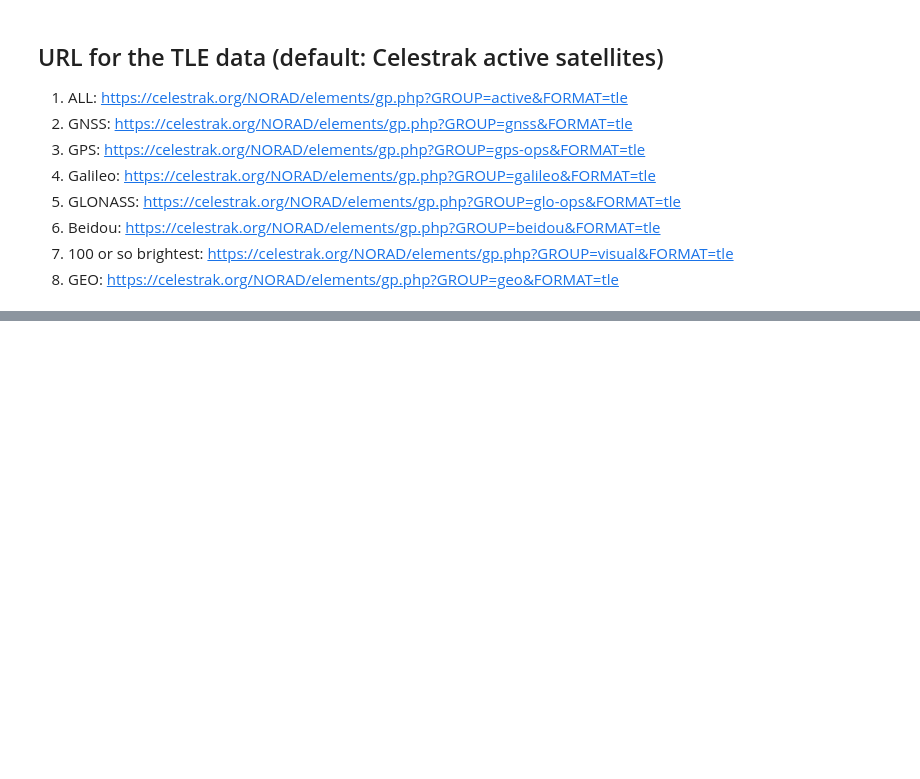
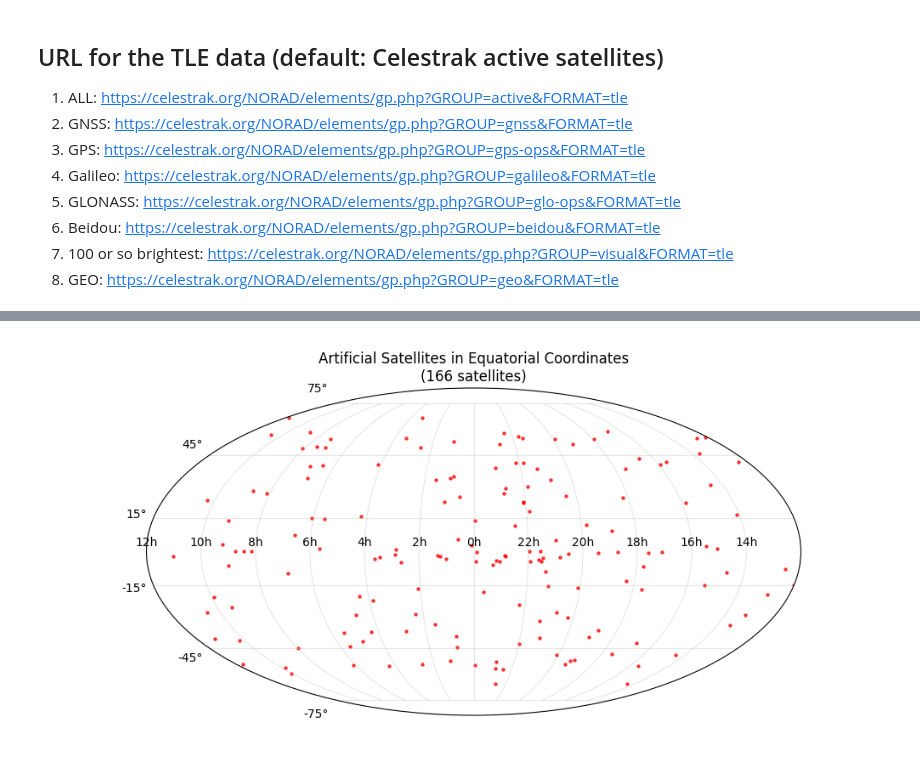
Before and after one commit to meerklass/astrokat-helper, a Jupyter notebook: scripts/test_sats.ipynb, the cells around one changed output, grey strips where cells are left out. Drawn from its saved outputs; the diff is of its cells as text; code cells hidden in the pictures; blank space fills up the shorter version.

```diff
--- a/scripts/test_sats.ipynb
+++ b/scripts/test_sats.ipynb
@@ -171,0 +86,3 @@ geo_sats.plot_equatorial(filtered_positions)
+# %%
+# Create object for GNSS sats only
+gnss_sats = SatellitePlotter(tle_url="https://celestrak.org/NORAD/elements/gp.php?GROUP=gnss&FORMAT=tle")
@@ -171,0 +94,5 @@ geo_sats.plot_equatorial(filtered_positions)
+# %%
+dt_utc = datetime.strptime("2025-07-26 20:00:00", "%Y-%m-%d %H:%M:%S")
+positions = gnss_sats.compute_positions(time=dt_utc)
+gnss_sats.plot_equatorial(positions)
+# %% [output]
@@ -171,0 +102 @@ geo_sats.plot_equatorial(filtered_positions)
+[figure, added]
```
Also changed, not shown: parts of 24 cells of this notebook, 2 other files.
